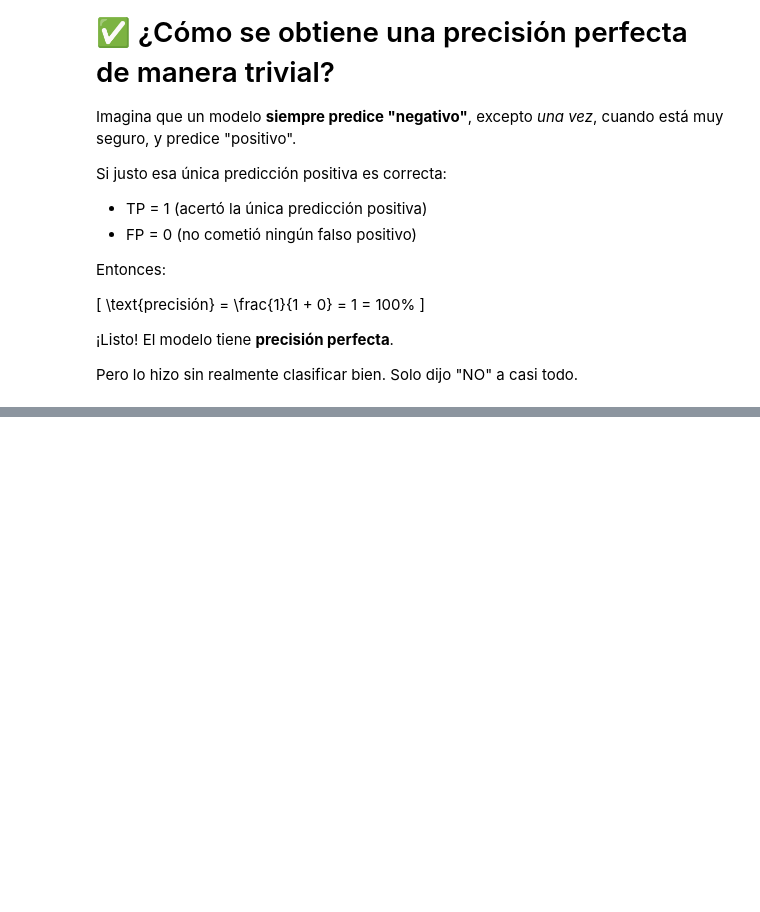
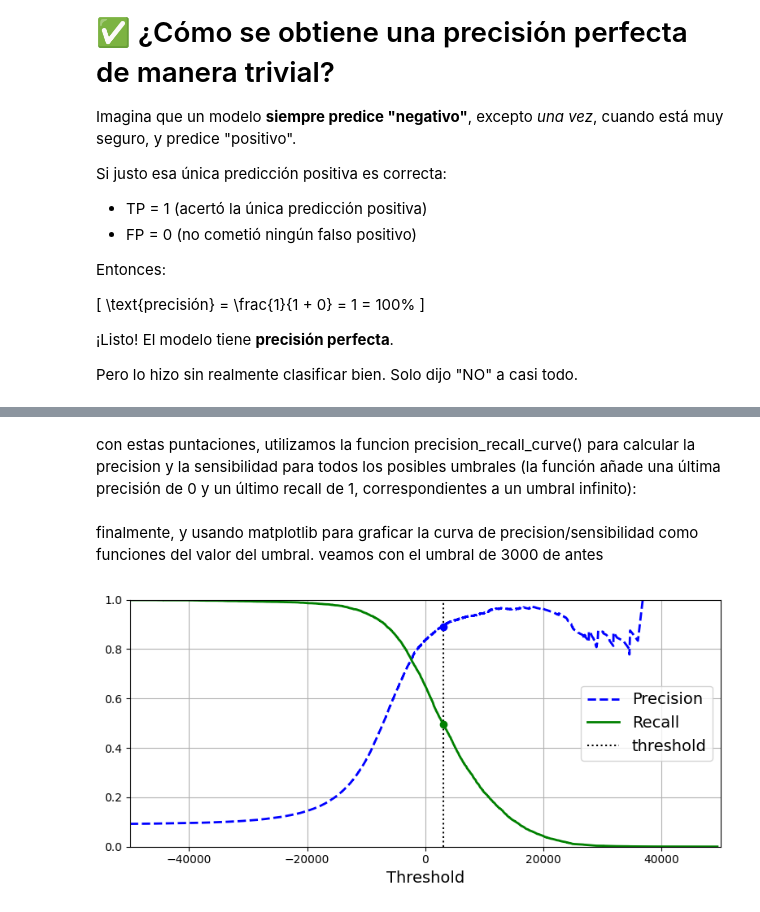
Before and after one commit to jmonaste/AI-Journey, a Jupyter notebook: 04. Introduction to Machine Learning/02. Practical and Applied/Hands-On Machine Learning - Géron (2022)/03 Classification.ipynb, the cells around one changed output, grey strips where cells are left out. Drawn from its saved outputs; the diff is of its cells as text; code cells hidden in the pictures; blank space fills up the shorter version.

Commit message:
continuando con precision y sensibilidad

```diff
--- a/04. Introduction to Machine Learning/02. Practical and Applied/Hands-On Machine Learning - Géron (2022)/03 Classification.ipynb
+++ b/04. Introduction to Machine Learning/02. Practical and Applied/Hands-On Machine Learning - Géron (2022)/03 Classification.ipynb
@@ -118,8 +156,8 @@ Por ahora, vamos a simplificar el problema y vamos a intentar identificar un ún
 
 primero, crearemos los vectores objetivo para esta tarea de clasificacion:
 # %%
-y_train_5 = (y_train == 5) # Etiqueta True para los dígitos '5', False para los demás
-y_test_5 = (y_test == 5)
+y_train_5 = (y_train == '5')  # True for all 5s, False for all other digits
+y_test_5 = (y_test == '5')
 # %% [markdown]
 Vamos ahora a coger algun clasificador y entrenarlo. un clasificador interesante para comenzar es el clasificdor SGD (stochastic gradient descent) o clasificador de descenso de gradiente estocastico usando la clase SGDClassifier. este clasificador es capaz de manejar conjuntos de datos muy grandes de manera muy eficiente. esto es en parte porque trata las muestras de entrenamiento de manera individual, lo que tambien lo hace adecuado para el online learning.
 
@@ -248,0 +394,4 @@ Pero lo hizo sin realmente clasificar bien. Solo dijo "NO" a casi todo.
+# %%
+threshold = 3000
+y_some_digit_pred = (y_scores > threshold)
+y_some_digit_pred
@@ -248,0 +402,30 @@ Pero lo hizo sin realmente clasificar bien. Solo dijo "NO" a casi todo.
+# %%
+y_scores = cross_val_predict(sgd_clf, X_train, y_train_5, cv=3,
+                             method="decision_function")
+# %% [markdown]
+con estas puntaciones, utilizamos la funcion precision_recall_curve() para calcular la precision y la sensibilidad para todos los posibles umbrales (la función añade una última precisión de 0 y un último recall de 1, correspondientes a un umbral infinito):
+# %%
+from sklearn.metrics import precision_recall_curve
+
+precisions, recalls, thresholds = precision_recall_curve(y_train_5, y_scores)
+# %% [markdown]
+finalmente, y usando matplotlib para graficar la curva de precision/sensibilidad como funciones del valor del umbral. veamos con el umbral de 3000 de antes
+# %%
+plt.figure(figsize=(8, 4))  # extra code – it's not needed, just formatting
+plt.plot(thresholds, precisions[:-1], "b--", label="Precision", linewidth=2)
+plt.plot(thresholds, recalls[:-1], "g-", label="Recall", linewidth=2)
+plt.vlines(threshold, 0, 1.0, "k", "dotted", label="threshold")
+
+# extra code – this section just beautifies and saves Figure 3–5
+idx = (thresholds >= threshold).argmax()  # first index ≥ threshold
+plt.plot(thresholds[idx], precisions[idx], "bo")
+plt.plot(thresholds[idx], recalls[idx], "go")
+plt.axis([-50000, 50000, 0, 1])
+plt.grid()
+plt.xlabel("Threshold")
+plt.legend(loc="center right")
+save_fig("precision_recall_vs_threshold_plot")
+
+plt.show()
+# %% [output]
+[figure, added]
```
Also changed, not shown: parts of 49 cells of this notebook, 3 other files.
